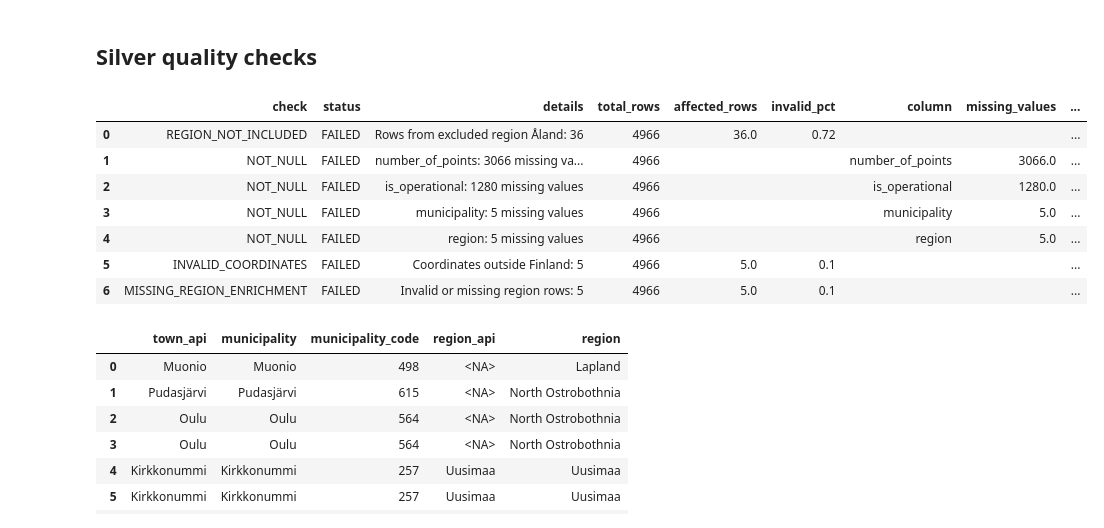
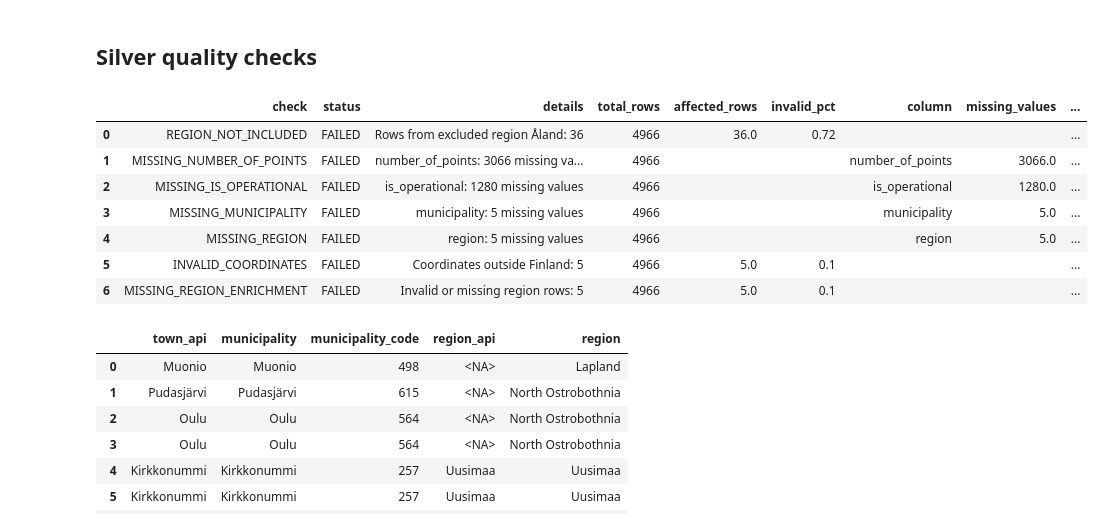
Before and after one commit to MarkusJakonen/de-week8-mini-project-team1, a Jupyter notebook: Silver/silver_data_cleaning_open_charge_FI.ipynb, the cells around one changed output. Cells and saved outputs as stored; diff of their text form; code cells hidden in the pictures.

```diff
--- a/Silver/silver_data_cleaning_open_charge_FI.ipynb
+++ b/Silver/silver_data_cleaning_open_charge_FI.ipynb
@@ -464,7 +463,19 @@ FINLAND_LAT_MAX = 70.5
 FINLAND_LON_MIN = 19.0
 FINLAND_LON_MAX = 32.0
 
-silver_df["rejection_reason"] = pd.NA
+silver_df["rejection_reason"] = pd.Series(
+    pd.NA,
+    index=silver_df.index,
+    dtype="string"
+)
+
+# Convert all object columns to Pandas' nullable extension dtypes:
+# object → string
+# bool → boolean
+# int64 (with missing values) → Int64
+# etc.
+silver_df = silver_df.convert_dtypes()
+# print(f"Data types of silver_df: {silver_df.dtypes}")
 
 quality_issues = []
 total_rows = len(silver_df)
@@ -530,31 +541,23 @@ if not duplicate_ids.empty:
 
 # 3. Not-null checks
 required_columns = [
-    "id",
-    "number_of_points",
-    "date_created",
-    "year",
-    "month",
-    "is_operational",
     "municipality",
     "region",
-    "country",
-    "latitude",
-    "longitude",
-    "fetch_timestamp",
 ]
 
 for col in required_columns:
-    missing_count = silver_df[col].isna().sum()
+    missing_rows = silver_df[silver_df[col].isna()]
+    missing_count = len(missing_rows)
 
     if missing_count > 0:
         add_quality_issue(
-            check="NOT_NULL",
+            check=f"MISSING_{col.upper()}",
             details=f"{col}: {missing_count} missing values",
             column=col,
             missing_values=missing_count,
             non_null_values=silver_df[col].count(),
-            missing_pct=round(missing_count / total_rows * 100, 2)
+            missing_pct=round(missing_count / total_rows * 100, 2),
+            failed_rows=missing_rows.index
         )
 
 
@@ -577,16 +580,14 @@ if not invalid_coordinates.empty:
 
 
 # 5. Invalid numeric values: number_of_points
-invalid_number_of_points = silver_df[
-    silver_df["number_of_points"].lt(0)
-]
+invalid_number_of_points = silver_df[silver_df["number_of_points"].lt(0)]
 
 if not invalid_number_of_points.empty:
     add_quality_issue(
-        check="INVALID_COORDINATES",
-        details=f"Invalid coordinate rows: {len(invalid_coordinates)}",
-        affected_rows=len(invalid_coordinates),
-        invalid_pct=round(len(invalid_coordinates) / total_rows * 100, 2),
+        check="INVALID_NUMBER_OF_POINTS",
+        details=f"Invalid number_of_points rows: {len(invalid_number_of_points)}",
+        affected_rows=len(invalid_number_of_points),
+        invalid_pct=round(len(invalid_number_of_points) / total_rows * 100, 2),
         failed_rows=invalid_number_of_points.index
     )
 
@@ -627,37 +628,37 @@ if not invalid_municipalities.empty:
 
 
 # 7. Invalid region
 # Since region is derived from official municipality data, there are really only two possibilities:
 # 1. The enrichment succeeded → region is guaranteed to be valid.
 # 2. The enrichment failed → region is NaN.
 
 # simply check for missing values
 invalid_regions = silver_df[silver_df["region"].isna()].copy()
 
 if not invalid_regions.empty:
     add_quality_issue(
         check="MISSING_REGION_ENRICHMENT",
         details=f"Invalid or missing region rows: {len(invalid_regions)}",
         affected_rows=len(invalid_regions),
         invalid_pct=round(len(invalid_regions) / total_rows * 100, 2),
         failed_rows=invalid_regions.index
     )
 
 
 # Final quality report
 quality_report = pd.DataFrame(quality_issues).fillna("") # replace NaN with blank cells so that it is more human-readable
 
 if quality_report.empty:
     print("All quality checks passed.")
 else:
     display(quality_report)
 # %% [output]
 |  | check | status | details | total_rows | affected_rows | invalid_pct | column | missing_values | ... |
 | 0 | REGION_NOT_INCLUDED | FAILED | Rows from excluded region Åland: 36 | 4966 | 36.0 | 0.72 |  |  | ... |
-| 1 | NOT_NULL | FAILED | number_of_points: 3066 missing va... | 4966 |  |  | number_of_points | 3066.0 | ... |
-| 2 | NOT_NULL | FAILED | is_operational: 1280 missing values | 4966 |  |  | is_operational | 1280.0 | ... |
-| 3 | NOT_NULL | FAILED | municipality: 5 missing values | 4966 |  |  | municipality | 5.0 | ... |
-| 4 | NOT_NULL | FAILED | region: 5 missing values | 4966 |  |  | region | 5.0 | ... |
+| 1 | MISSING_NUMBER_OF_POINTS | FAILED | number_of_points: 3066 missing va... | 4966 |  |  | number_of_points | 3066.0 | ... |
+| 2 | MISSING_IS_OPERATIONAL | FAILED | is_operational: 1280 missing values | 4966 |  |  | is_operational | 1280.0 | ... |
+| 3 | MISSING_MUNICIPALITY | FAILED | municipality: 5 missing values | 4966 |  |  | municipality | 5.0 | ... |
+| 4 | MISSING_REGION | FAILED | region: 5 missing values | 4966 |  |  | region | 5.0 | ... |
 | 5 | INVALID_COORDINATES | FAILED | Coordinates outside Finland: 5 | 4966 | 5.0 | 0.1 |  |  | ... |
 | 6 | MISSING_REGION_ENRICHMENT | FAILED | Invalid or missing region rows: 5 | 4966 | 5.0 | 0.1 |  |  | ... |
 # %%
```
Also changed, not shown: parts of 4 cells of this notebook.
